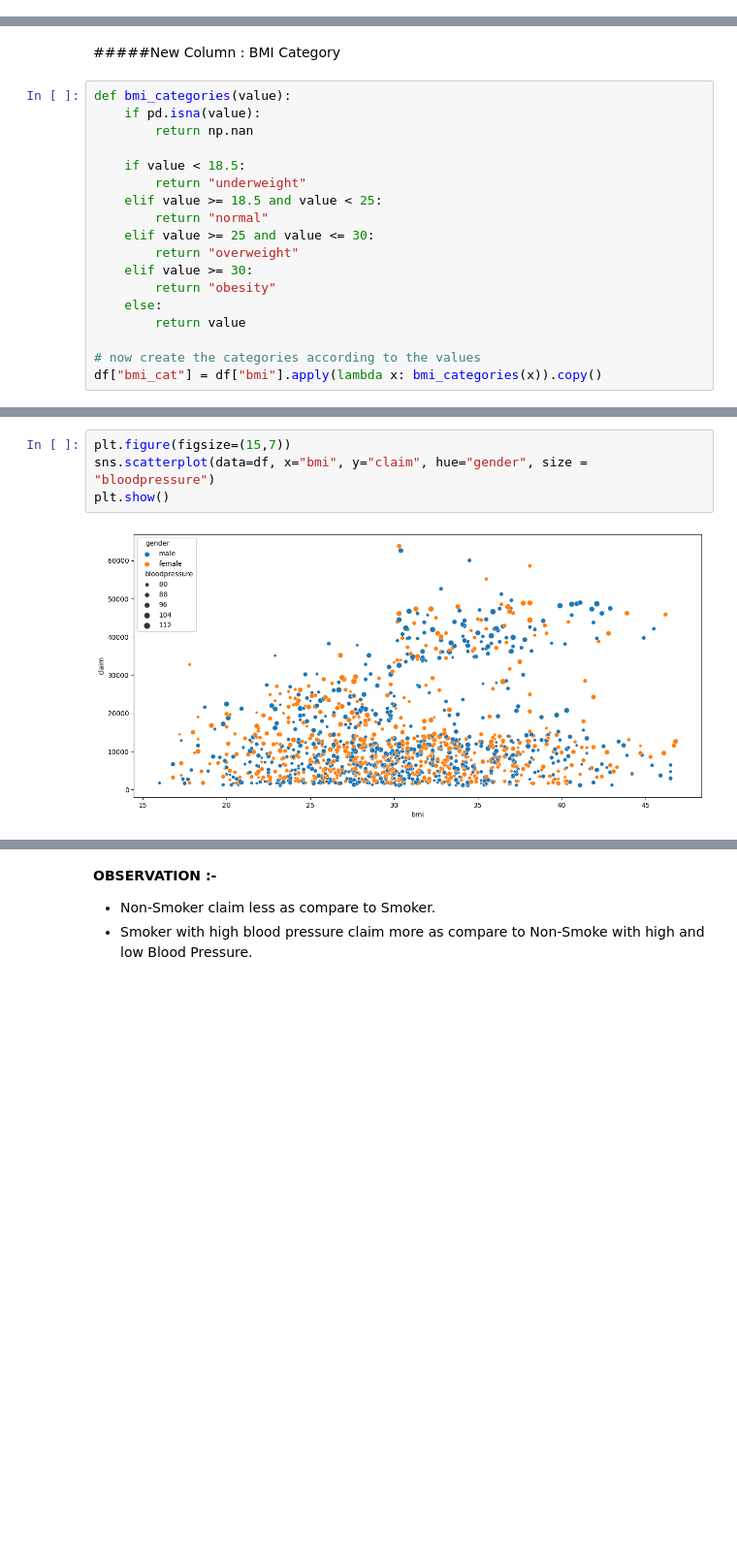
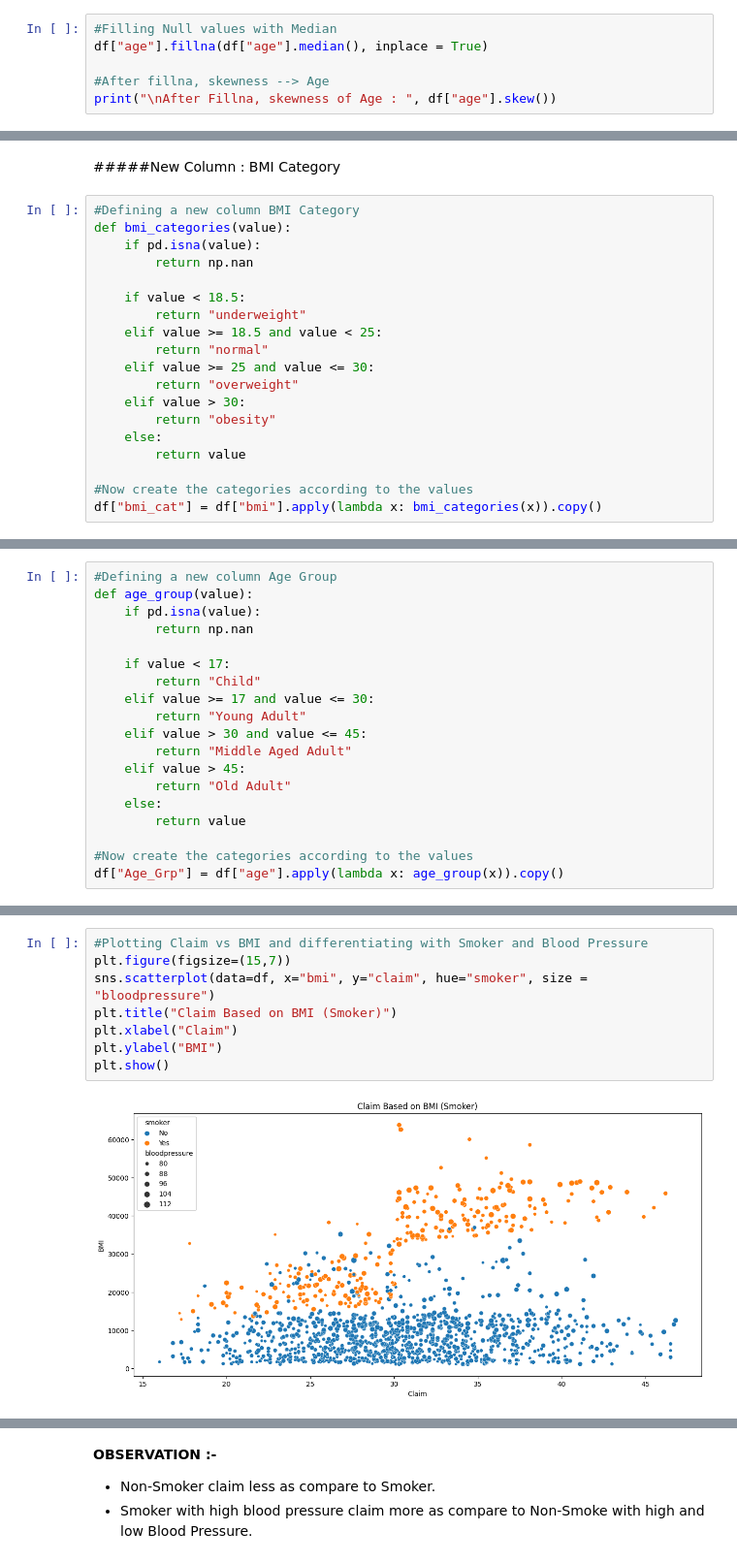
Before and after one commit to vishalsoni7575/Insurance-Price-Analysis, a Jupyter notebook: Insurance_Price_Analysis.ipynb, the cells around one changed output, grey strips where cells are left out. Shown at 97% size. Drawn from its saved outputs; the diff is of its cells as text; blank space fills up the shorter version.

```diff
--- a/Insurance_Price_Analysis.ipynb
+++ b/Insurance_Price_Analysis.ipynb
@@ -214,0 +257,6 @@ Before Removing Outliers :  0.11361133741072633
+# %%
+#Filling Null values with Median
+df["age"].fillna(df["age"].median(), inplace = True)
+
+#After fillna, skewness --> Age
+print("\nAfter Fillna, skewness of Age : ", df["age"].skew())
@@ -298,6 +325,7 @@ After Transformation :  -0.09291760558430683
 # %% [markdown]
 #####New Column : BMI Category
 # %%
+#Defining a new column BMI Category
 def bmi_categories(value):
     if pd.isna(value):
         return np.nan
@@ -308,10 +336,10 @@ def bmi_categories(value):
         return "normal"
     elif value >= 25 and value <= 30:
         return "overweight"
-    elif value >= 30:
+    elif value > 30:
         return "obesity"
     else:
         return value
 
-# now create the categories according to the values
+#Now create the categories according to the values
 df["bmi_cat"] = df["bmi"].apply(lambda x: bmi_categories(x)).copy()
@@ -319,0 +355,19 @@ df["bmi_cat"] = df["bmi"].apply(lambda x: bmi_categories(x)).copy()
+# %%
+#Defining a new column Age Group
+def age_group(value):
+    if pd.isna(value):
+        return np.nan
+
+    if value < 17:
+        return "Child"
+    elif value >= 17 and value <= 30:
+        return "Young Adult"
+    elif value > 30 and value <= 45:
+        return "Middle Aged Adult"
+    elif value > 45:
+        return "Old Adult"
+    else:
+        return value
+
+#Now create the categories according to the values
+df["Age_Grp"] = df["age"].apply(lambda x: age_group(x)).copy()
@@ -339,6 +500,10 @@ plt.show()
 # %%
+#Plotting Claim vs BMI and differentiating with Smoker and Blood Pressure
 plt.figure(figsize=(15,7))
-sns.scatterplot(data=df, x="bmi", y="claim", hue="gender", size = "bloodpressure")
+sns.scatterplot(data=df, x="bmi", y="claim", hue="smoker", size = "bloodpressure")
+plt.title("Claim Based on BMI (Smoker)")
+plt.xlabel("Claim")
+plt.ylabel("BMI")
 plt.show()
 # %% [output]
-[figure, old version]
+[figure, new version]
```
Also changed, not shown: parts of 52 cells of this notebook.
